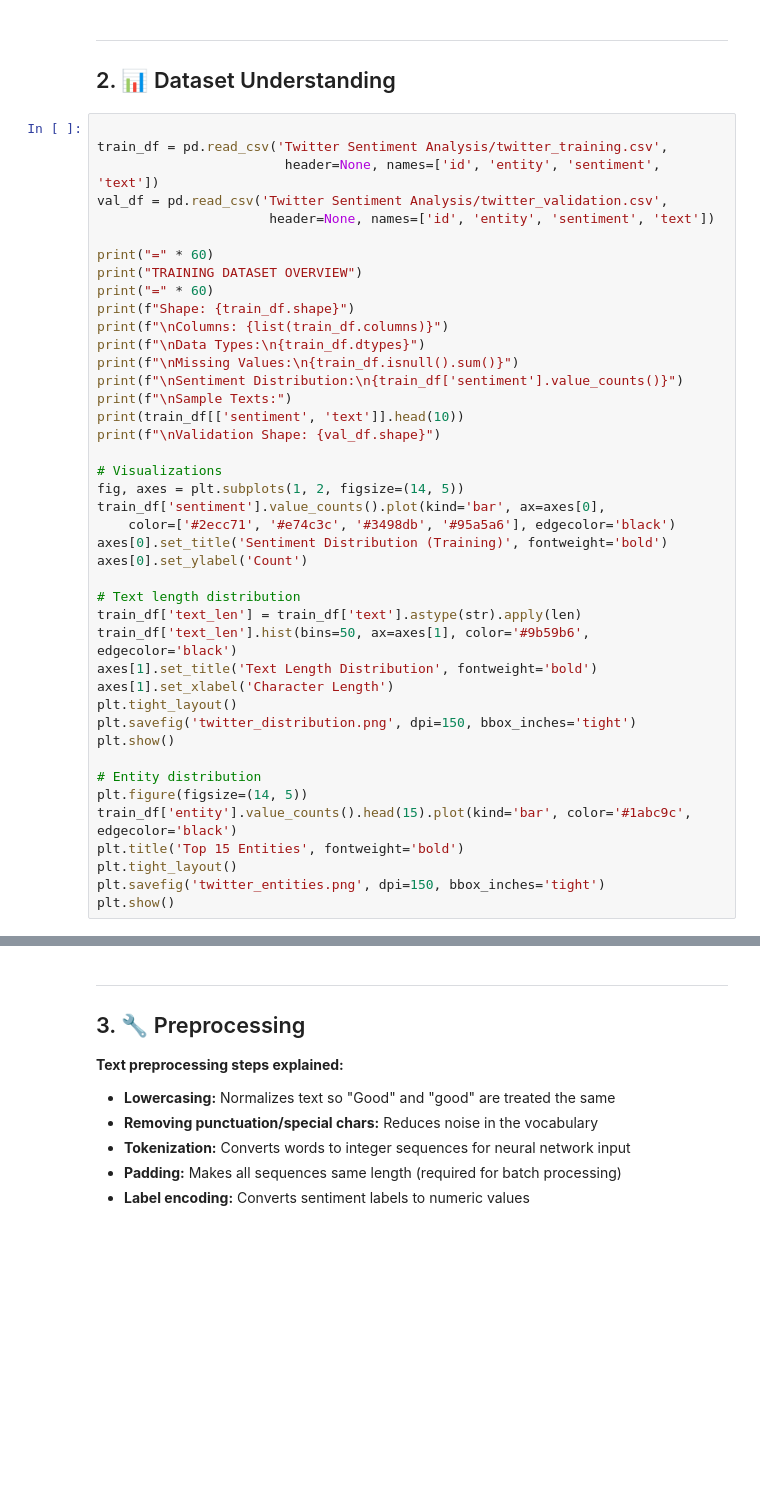
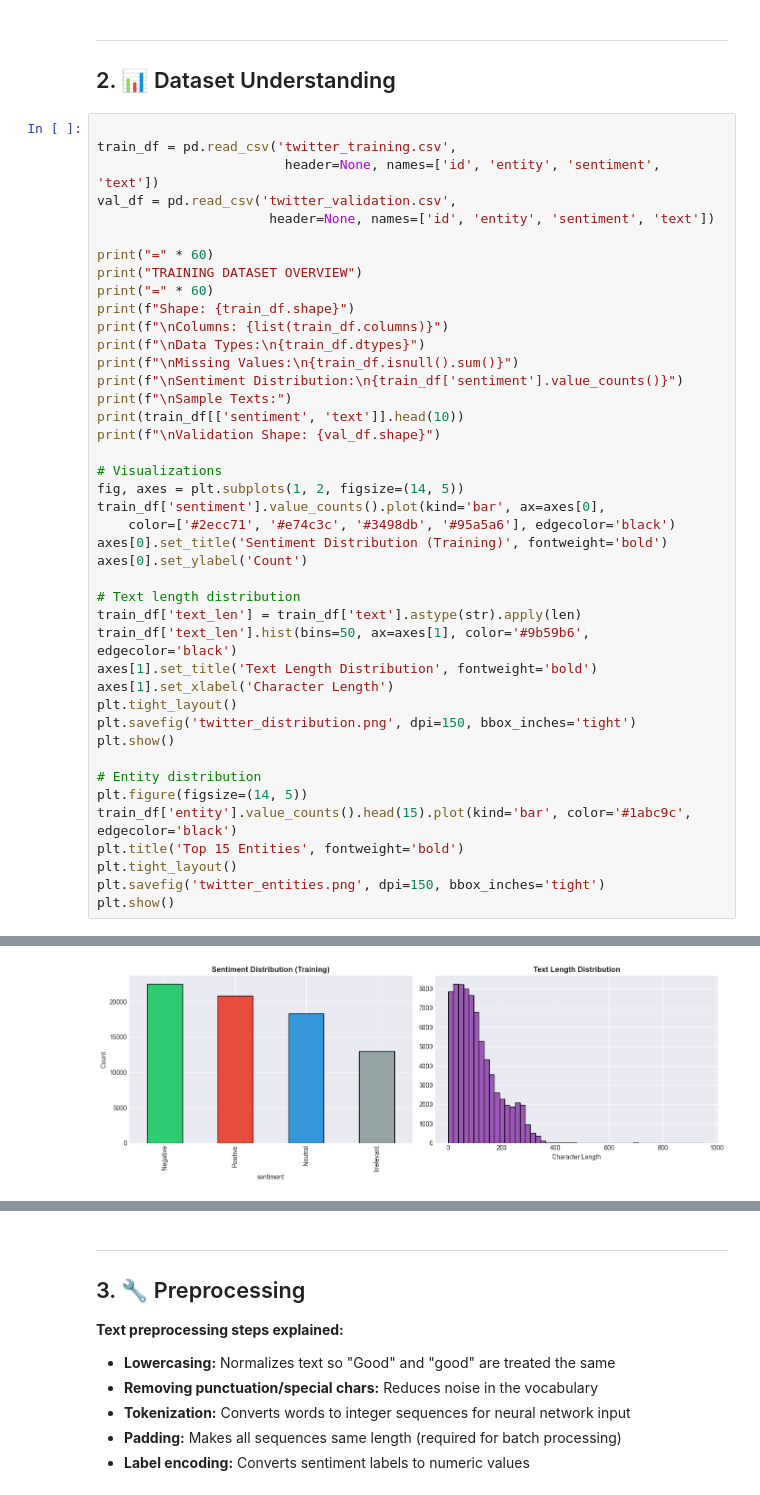
Before and after one commit to laiba-107/Machine-Learning, a Jupyter notebook: Final_presentation/2_Twitter Sentiment Analysis/02_Twitter_Sentiment_Analysis.ipynb, the cells around one changed output, grey strips where cells are left out. Drawn from its saved outputs; the diff is of its cells as text; blank space fills up the shorter version.

```diff
--- a/Final_presentation/2_Twitter Sentiment Analysis/02_Twitter_Sentiment_Analysis.ipynb
+++ b/Final_presentation/2_Twitter Sentiment Analysis/02_Twitter_Sentiment_Analysis.ipynb
@@ -36,9 +38,9 @@ print(f"TensorFlow: {tf.__version__}")
 ## 2. 📊 Dataset Understanding
 # %%
 
-train_df = pd.read_csv('Twitter Sentiment Analysis/twitter_training.csv',
+train_df = pd.read_csv('twitter_training.csv',
                         header=None, names=['id', 'entity', 'sentiment', 'text'])
-val_df = pd.read_csv('Twitter Sentiment Analysis/twitter_validation.csv',
+val_df = pd.read_csv('twitter_validation.csv',
                       header=None, names=['id', 'entity', 'sentiment', 'text'])
 
 print("=" * 60)
@@ -76,3 +78,4 @@ plt.title('Top 15 Entities', fontweight='bold')
 plt.tight_layout()
 plt.savefig('twitter_entities.png', dpi=150, bbox_inches='tight')
 plt.show()
+# %% [output]
@@ -78,0 +99 @@ plt.show()
+[figure, added]
```
Also changed, not shown: parts of 11 cells of this notebook, 23 other files.
